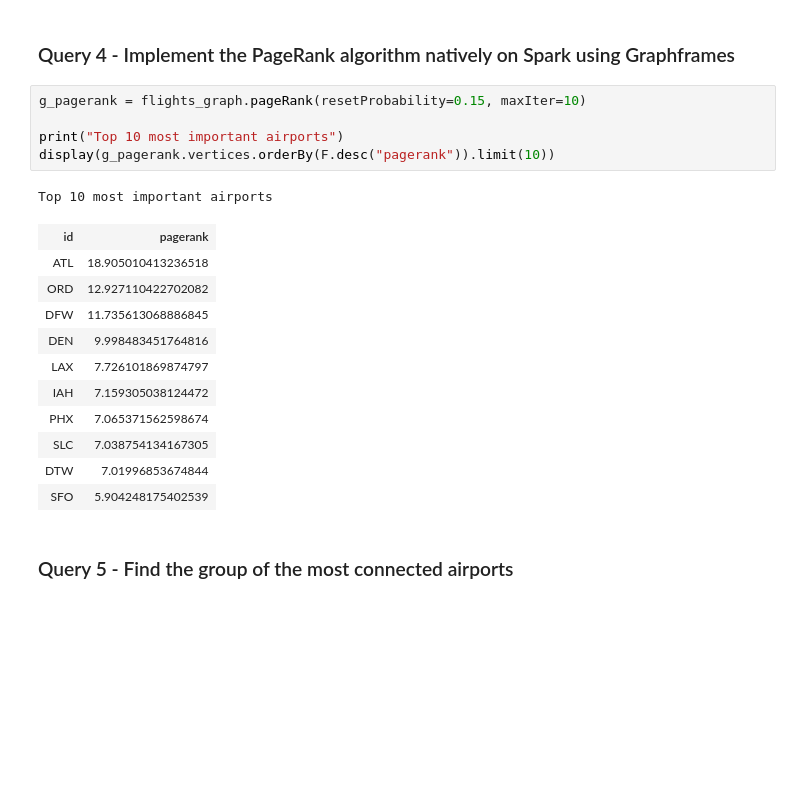
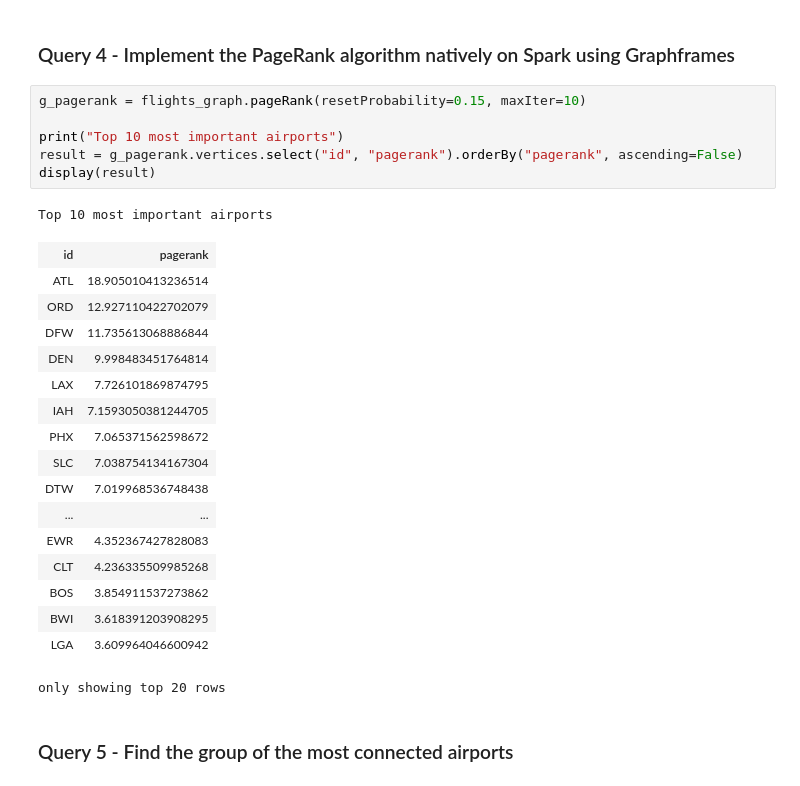
Before and after one commit to pirjo2/bdm-projects, a Jupyter notebook: Project_3/P3.ipynb, the cells around one changed output. Saved outputs shown, nothing was run; the diff lists cells and outputs as text; blank space fills up the shorter version.

```diff
--- a/Project_3/P3.ipynb
+++ b/Project_3/P3.ipynb
@@ -262,21 +262,28 @@ only showing top 20 rows
 # %%
 g_pagerank = flights_graph.pageRank(resetProbability=0.15, maxIter=10)
 
 print("Top 10 most important airports")
-display(g_pagerank.vertices.orderBy(F.desc("pagerank")).limit(10))
+result = g_pagerank.vertices.select("id", "pagerank").orderBy("pagerank", ascending=False)
+display(result)
 # %% [output]
 Top 10 most important airports
 | id | pagerank |
-| ATL | 18.905010413236518 |
-| ORD | 12.927110422702082 |
-| DFW | 11.735613068886845 |
-| DEN | 9.998483451764816 |
-| LAX | 7.726101869874797 |
-| IAH | 7.159305038124472 |
-| PHX | 7.065371562598674 |
-| SLC | 7.038754134167305 |
-| DTW | 7.01996853674844 |
-| SFO | 5.904248175402539 |
+| ATL | 18.905010413236514 |
+| ORD | 12.927110422702079 |
+| DFW | 11.735613068886844 |
+| DEN | 9.998483451764814 |
+| LAX | 7.726101869874795 |
+| IAH | 7.1593050381244705 |
+| PHX | 7.065371562598672 |
+| SLC | 7.038754134167304 |
+| DTW | 7.019968536748438 |
+| ... | ... |
+| EWR | 4.352367427828083 |
+| CLT | 4.236335509985268 |
+| BOS | 3.854911537273862 |
+| BWI | 3.618391203908295 |
+| LGA | 3.609964046600942 |
+only showing top 20 rows
 # %% [markdown]
 ### Query 5 - Find the group of the most connected airports
 # %%
```
